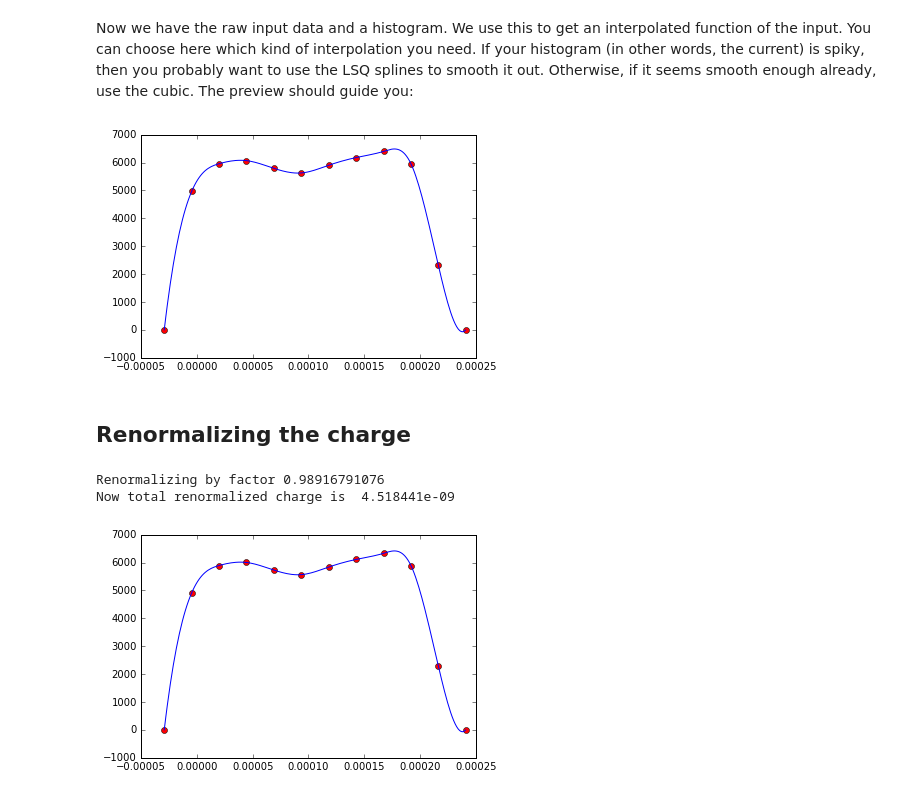
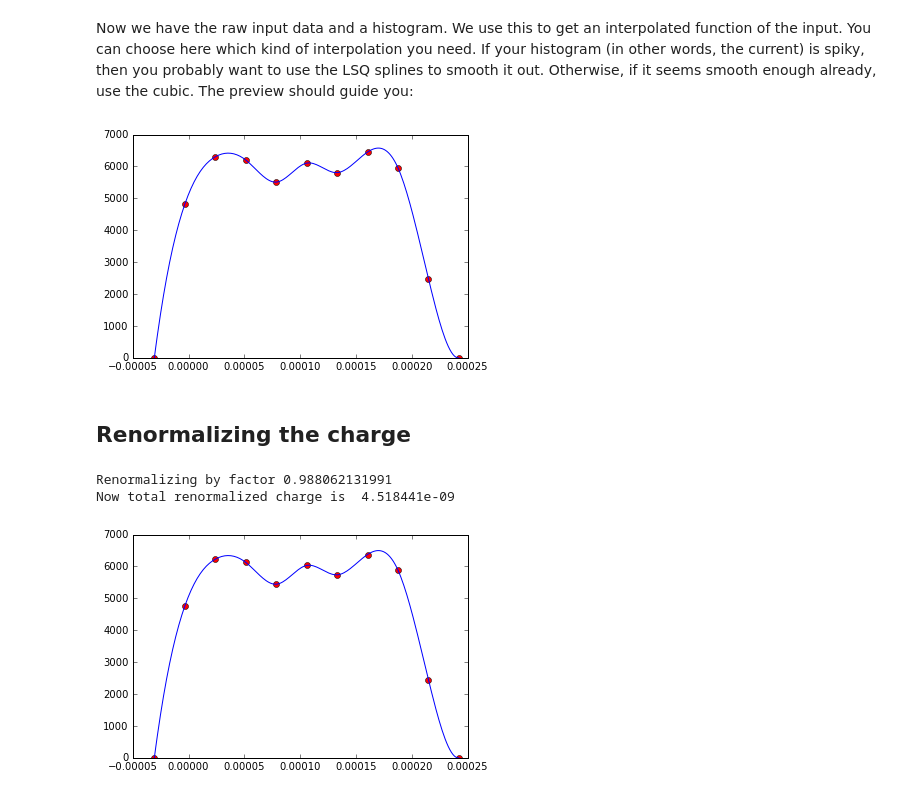
Before and after one commit to UKFELs/FXFEL, a Jupyter notebook: SI5/CDF/conditioner.ipynb, the cells around one changed output. Cells and saved outputs as stored; diff of their text form; code cells hidden in the pictures.

```diff
--- a/SI5/CDF/conditioner.ipynb
+++ b/SI5/CDF/conditioner.ipynb
@@ -112,14 +112,18 @@ Gain length =  0.179658237754 (m)
 Cooperation length =  1.78158148611e-05 (m)
 # %%
 # number_of_bins=int((size_z/Lc)*1.10)
-number_of_bins=10
+number_of_bins=9
 
 
 
 
 binnumber_Z = number_of_bins
-binnumber_X = 10  # Lawrence changed this part
-binnumber_Y = 10  # Lawrence changed this part
+binnumber_X = 6  # Lawrence changed this part
+binnumber_Y = 6  # Lawrence changed this part
+binnumber_PX = 6  # Lawrence added this part
+binnumber_PY = 6  # Lawrence added this part
+binnumber_PZ = 6  # Lawrence added this part
+
 
 print'Binnumber X,Y,Z = ',binnumber_X,binnumber_Y,binnumber_Z
 
@@ -250,35 +254,39 @@ Now we have the raw input data and a histogram. We use this to get an interpolat
 #Hz = Hz.append(0)
 
 
 zstt = pts_z[0]-dz
 zedt = pts_z[-1]+dz
 
 
 pts_z = np.append([zstt], pts_z)
 pts_z = np.append(pts_z, [zedt])
 
 Hz = np.append([0], Hz)
 Hz = np.append(Hz, [0])
 
 
 f_Z = interpolate.interp1d(pts_z, Hz, 'cubic')
 
 
 #f_Z = interpolate.UnivariateSpline(x0_Z, y0_Z,k=5)
 #print 0.5*(edges_Z[0][binnumber_Z]+edges_Z[0][binnumber_Z-1]),0.5*(edges_Z[0][0]+edges_Z[0][1])
 #print np.min(m_Z),np.max(mA_Z)
+
+
 znew = np.linspace(pts_z[0], pts_z[-1], 200)
 zds = f_Z(znew)
+zds[zds < 0] = 0
+
 
 #print np.shape(zds), np.shape(znew)
 
 current_f = zds * e_ch  * c / dz # Functional form of current
-current_h = Hz * e_ch  * c / dz # Functional form of current
+current_h = Hz * e_ch  * c / dz # Histogram form of current
 
 plt.plot(pts_z, current_h, 'or', znew, current_f, '-')
 plt.show()
 # %% [output]
-[figure, old version]
+[figure, new version]
 # %% [markdown]
 ## Renormalizing the charge
 # %%
@@ -299,6 +307,6 @@ current_h2 = Hz * e_ch  * c / dz # Functional form of current
 plt.plot(pts_z, current_h2, 'or', znew, current_f2, '-')
 plt.show()
 # %% [output]
-Renormalizing by factor 0.98916791076
+Renormalizing by factor 0.988062131991
 Now total renormalized charge is  4.518441e-09
-[figure, old version]
+[figure, new version]
```
Also changed, not shown: parts of 8 cells of this notebook.
